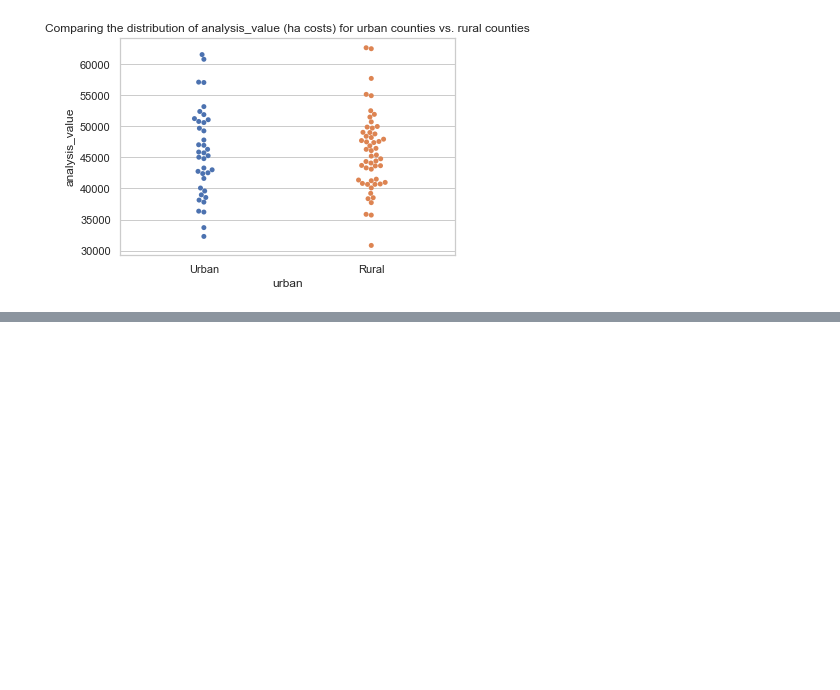
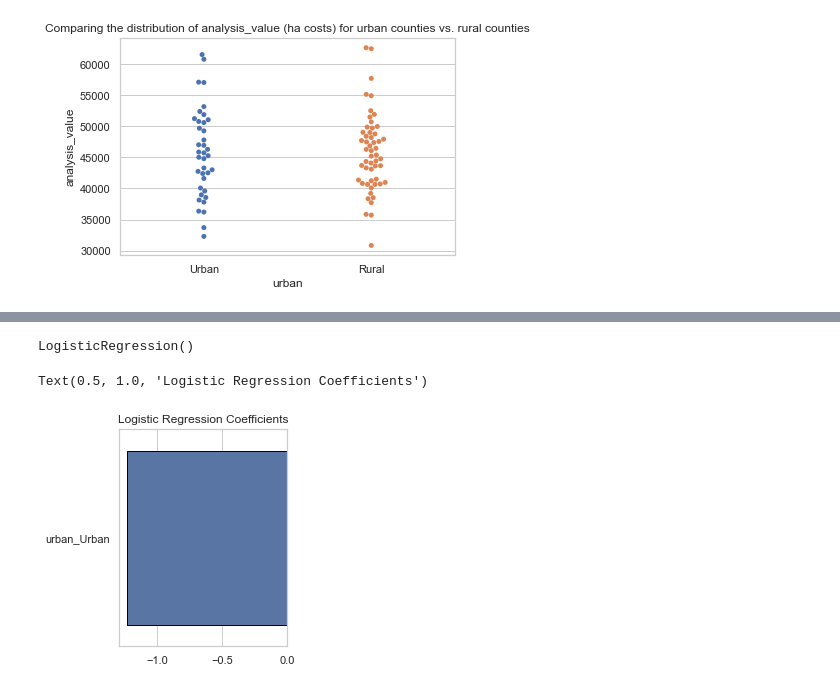
Before and after one commit to hiralmaster/data-science-essentials-3, a Jupyter notebook: notebooks/Homework.ipynb, the cells around one changed output, grey strips where cells are left out. Saved outputs shown, nothing was run; the diff lists cells and outputs as text; code cells hidden in the pictures; blank space fills up the shorter version.

```diff
--- a/notebooks/Homework.ipynb
+++ b/notebooks/Homework.ipynb
@@ -550,0 +815,3 @@ plt.title('Comparing the distribution of analysis_value (ha costs) for urban cou
+# %%
+tn_df['cancer_cost_income_ratio_above_avg_y'] = tn_df.cancer_cost_income_ratio >  0.431653
+tn_df.head()
@@ -550,0 +825,2 @@ plt.title('Comparing the distribution of analysis_value (ha costs) for urban cou
+# %%
+tn_df = pd.get_dummies(tn_df, columns = ['urban'], drop_first = True)
@@ -550,0 +836,4 @@ plt.title('Comparing the distribution of analysis_value (ha costs) for urban cou
+# %%
+#log reg model
+x = tn_df[['urban_Urban']]
+y = tn_df['cancer_cost_income_ratio_above_avg_y']
@@ -550,0 +856,12 @@ plt.title('Comparing the distribution of analysis_value (ha costs) for urban cou
+# %%
+logistic_model = LogisticRegression()
+logistic_model.fit(x, y)
+# %% [output]
+LogisticRegression()
+# %%
+fig, ax = plt.subplots(figsize = (3,4))
+sns.barplot(x = logistic_model.coef_[0], y = list(x.columns), ax = ax, edgecolor = 'black')
+plt.title('Logistic Regression Coefficients')
+# %% [output]
+Text(0.5, 1.0, 'Logistic Regression Coefficients')
+[figure, added]
```
Also changed, not shown: parts of 36 cells of this notebook, 12 other files.
